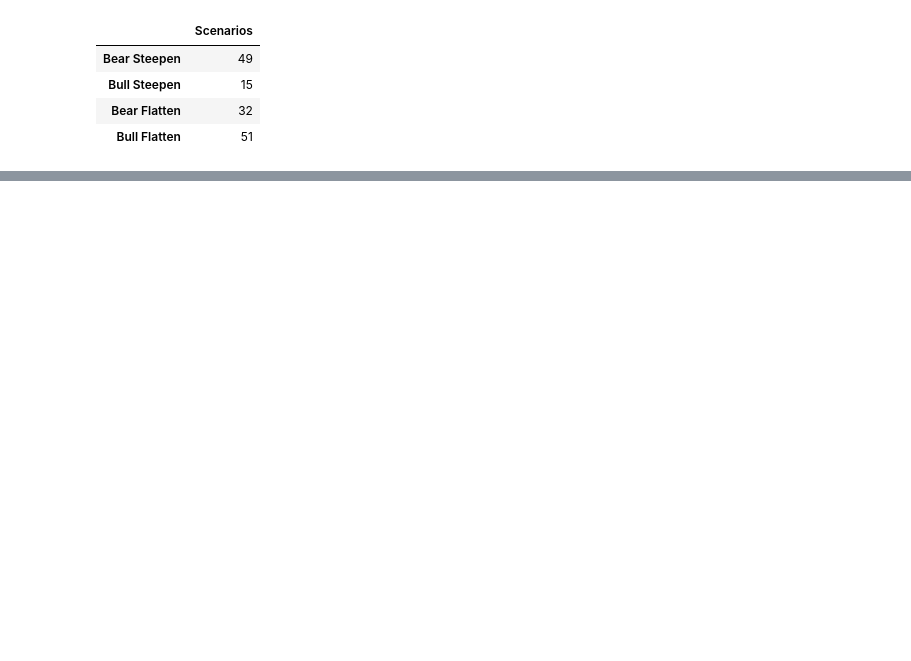
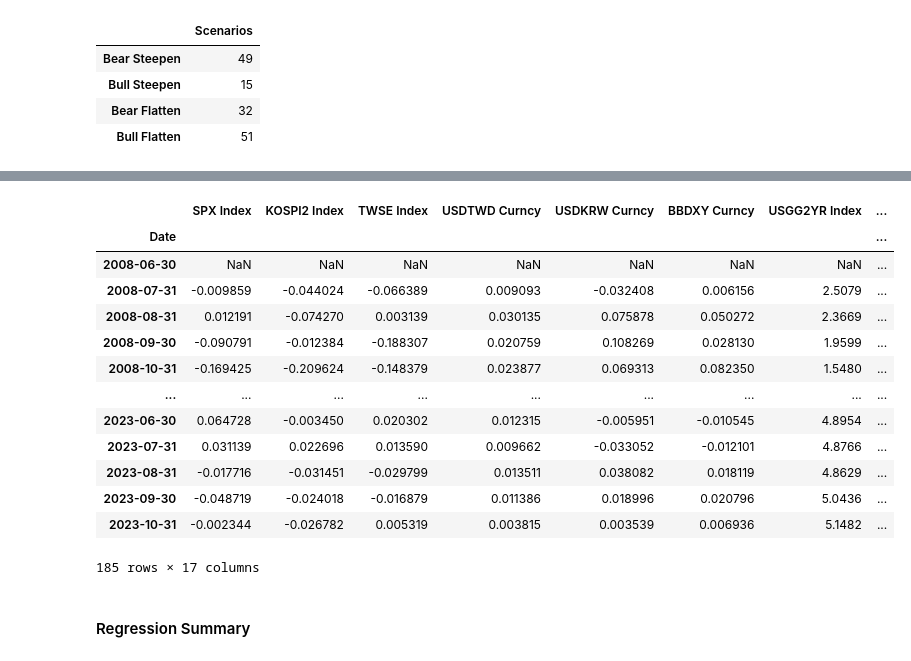
Before and after one commit to ClarenceTee93/Strategies, a Jupyter notebook: strategies.ipynb, the cells around one changed output, grey strips where cells are left out. Cells and saved outputs as stored; diff of their text form; code cells hidden in the pictures; blank space fills up the shorter version.

```diff
--- a/strategies.ipynb
+++ b/strategies.ipynb
@@ -430,0 +435,10 @@ freq_scenarios
+# %%
+sDate = datetime(2008, 6, calendar.monthrange(2008, 6)[1]).strftime("%Y-%m-%d")
+eDate = datetime(2023, 9, calendar.monthrange(2023, 9)[1]).strftime("%Y-%m-%d")
+full_date_range = pd.date_range(sDate, eDate, freq = 'd').to_list()
+full_date_range_df = pd.DataFrame(index=full_date_range, columns=['All_Days'])
+full_date_range_df.reset_index(inplace=True)
+full_date_range_df.rename(columns = {'index':'Date'}, inplace=True)
+full_date_range_df.Date = pd.to_datetime(full_date_range_df.Date)
+full_date_range_df.set_index('Date', inplace=True)
+full_date_range_df
@@ -487,0 +518,27 @@ plt.show()
+# %%
+pred_var = df[["SPX Index", "KOSPI2 Index", "TWSE Index", "USDTWD Curncy", "USDKRW Curncy", "BBDXY Curncy"]].copy()
+pred_var.index = pd.to_datetime(pred_var.index)
+pred_var_mth = pd.concat([full_date_range_df, pred_var], axis=1)
+pred_var_mth.drop(['All_Days'], axis = 1, inplace=True)
+pred_var_mth.fillna(method = 'ffill', inplace=True)
+pred_var_mth = pred_var_mth.resample('M').last()
+pred_var_mth = pred_var_mth.pct_change()
+# %%
+pd.concat([pred_var_mth, full_monthly_val], axis=1)
+# %% [output]
+|  | SPX Index | KOSPI2 Index | TWSE Index | USDTWD Curncy | USDKRW Curncy | BBDXY Curncy | USGG2YR Index | ... |
+| Date |  |  |  |  |  |  |  | ... |
+| 2008-06-30 | NaN | NaN | NaN | NaN | NaN | NaN | NaN | ... |
+| 2008-07-31 | -0.009859 | -0.044024 | -0.066389 | 0.009093 | -0.032408 | 0.006156 | 2.5079 | ... |
+| 2008-08-31 | 0.012191 | -0.074270 | 0.003139 | 0.030135 | 0.075878 | 0.050272 | 2.3669 | ... |
+| 2008-09-30 | -0.090791 | -0.012384 | -0.188307 | 0.020759 | 0.108269 | 0.028130 | 1.9599 | ... |
+| 2008-10-31 | -0.169425 | -0.209624 | -0.148379 | 0.023877 | 0.069313 | 0.082350 | 1.5480 | ... |
+| ... | ... | ... | ... | ... | ... | ... | ... | ... |
+| 2023-06-30 | 0.064728 | -0.003450 | 0.020302 | 0.012315 | -0.005951 | -0.010545 | 4.8954 | ... |
+| 2023-07-31 | 0.031139 | 0.022696 | 0.013590 | 0.009662 | -0.033052 | -0.012101 | 4.8766 | ... |
+| 2023-08-31 | -0.017716 | -0.031451 | -0.029799 | 0.013511 | 0.038082 | 0.018119 | 4.8629 | ... |
+| 2023-09-30 | -0.048719 | -0.024018 | -0.016879 | 0.011386 | 0.018996 | 0.020796 | 5.0436 | ... |
+| 2023-10-31 | -0.002344 | -0.026782 | 0.005319 | 0.003815 | 0.003539 | 0.006936 | 5.1482 | ... |
+185 rows × 17 columns
+# %% [markdown]
+#### Regression Summary
```
Also changed, not shown: parts of 13 cells of this notebook.
